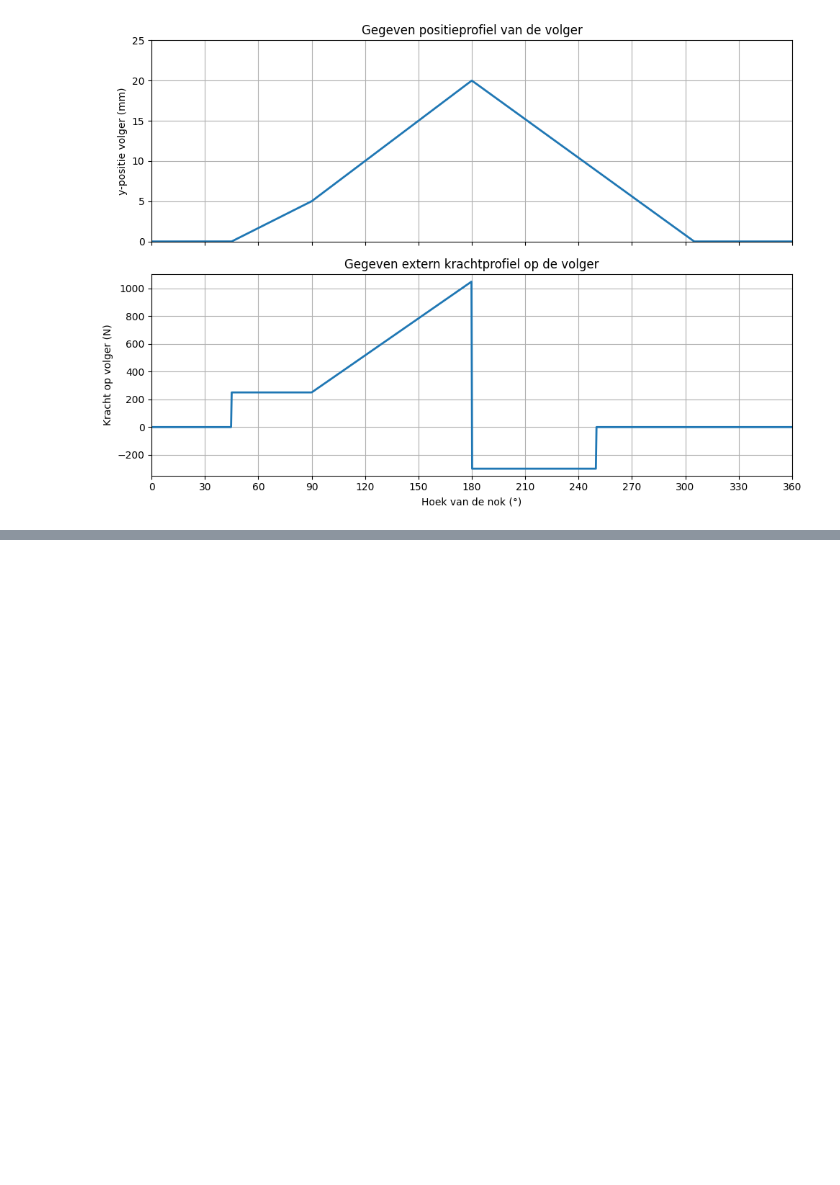
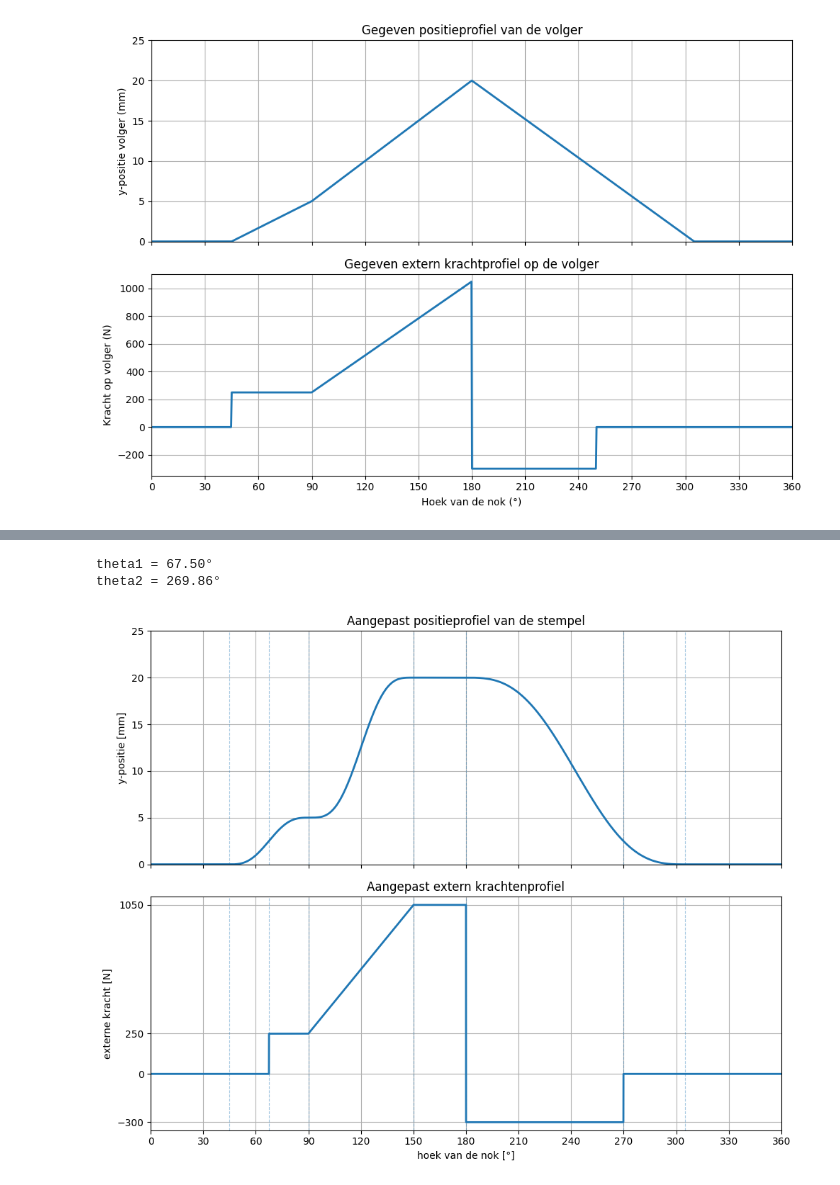
Before and after one commit to Vermizzi/Project_Bewegingen_TriVik, a Jupyter notebook: Finaal_nokken.ipynb, the cells around one changed output, grey strips where cells are left out. Cells and saved outputs as stored; diff of their text form; code cells hidden in the pictures; blank space fills up the shorter version.

```diff
--- a/Finaal_nokken.ipynb
+++ b/Finaal_nokken.ipynb
@@ -175,0 +348,14 @@ Ten opzichte van de oorspronkelijke specificatie voegen we dus vooral een duidel
+# %%
+# Bepaal theta1 en theta2 uit gesmoothde positieprofiel
+
+# theta1 - stempel raakt de opening matrijs bij y = 2.5 mm
+theta1 = find_theta_at_lift(45, 90, 2.5)
+
+# theta2 - stempel net uit matrijs bij y = 2.5 mm
+theta2 = find_theta_at_lift(180, 305, 2.5)
+
+print(f"theta1 = {theta1:.2f}°")
+print(f"theta2 = {theta2:.2f}°")
+# %% [output]
+theta1 = 67.50°
+theta2 = 269.86°
@@ -175,0 +408,35 @@ Ten opzichte van de oorspronkelijke specificatie voegen we dus vooral een duidel
+# %%
+# vergelijkende grafieken: positie, kracht
+
+fig, axs = plt.subplots(2, 1, figsize=(10, 8), sharex=True)
+key_angles = [45, theta1, 90, 150, 180, theta2, 305]
+
+# Positie
+axs[0].plot(theta_deg, lift, linewidth=2)
+axs[0].set_ylabel("y-positie [mm]")
+axs[0].set_title("Aangepast positieprofiel van de stempel")
+axs[0].set_ylim(0, 25)
+axs[0].set_yticks(np.arange(0, 26, 5))
+axs[0].grid(True)
+
+# Kracht
+axs[1].plot(theta_deg, ext_load, linewidth=2)
+axs[1].set_ylabel("externe kracht [N]")
+axs[1].set_xlabel("hoek van de nok [°]")
+axs[1].set_title("Aangepast extern krachtenprofiel")
+axs[1].set_ylim(-350, 1100)
+axs[1].set_yticks([-300, 0, 250, 1050])
+axs[1].grid(True)
+
+# Gemeenschappelijke x-as en verticale hulplijnen
+for ax in axs:
+    ax.set_xlim(0, 360)
+    ax.set_xticks(np.arange(0, 361, 30))
+
+    for angle in key_angles:
+        ax.axvline(angle, linestyle="--", linewidth=0.8, alpha=0.4)
+
+plt.tight_layout()
+plt.show()
+# %% [output]
+[figure, added]
```
Also changed, not shown: parts of 29 cells of this notebook, 2 other files.
